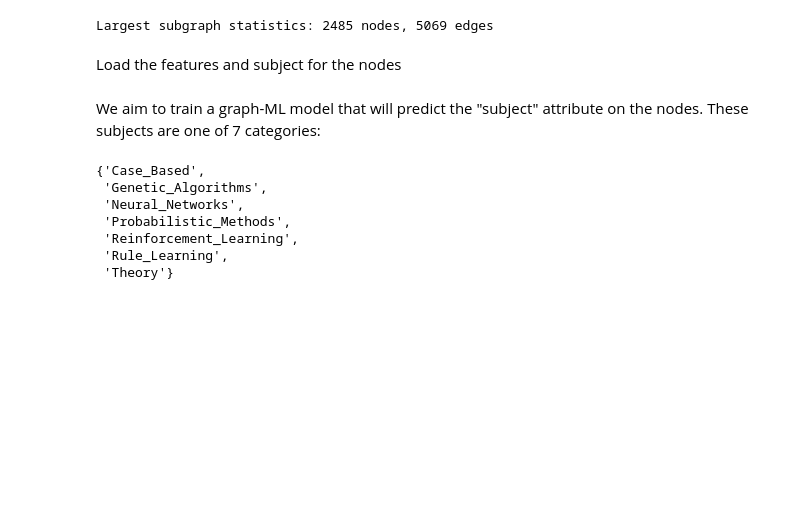
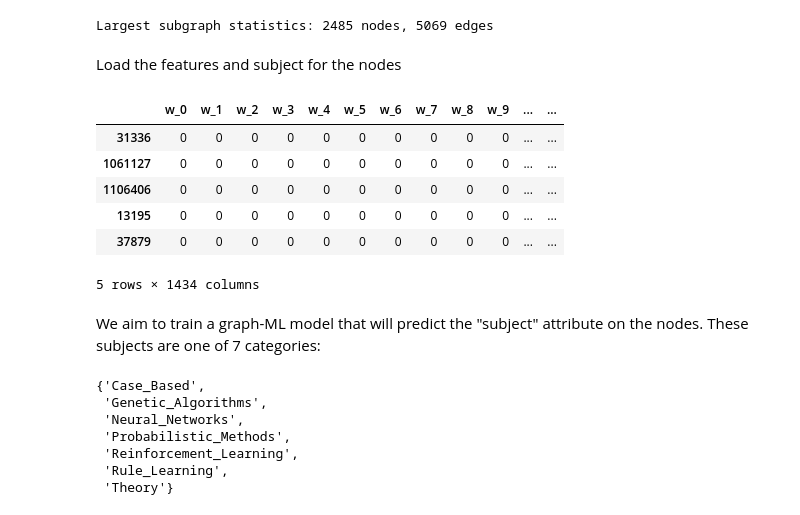
Before and after one commit to stellargraph/stellar-practical-ml-on-graphs, a Jupyter notebook: notebooks/gcn-node-classification.ipynb, the cells around one changed output. Cells and saved outputs as stored; diff of their text form; code cells hidden in the pictures; blank space fills up the shorter version.

```diff
--- a/notebooks/gcn-node-classification.ipynb
+++ b/notebooks/gcn-node-classification.ipynb
@@ -82,3 +86,13 @@ node_data = pd.read_table(os.path.join(data_dir, "cora.content"), header=None, n
+# %%
+node_data.head()
+# %% [output]
+|  | w_0 | w_1 | w_2 | w_3 | w_4 | w_5 | w_6 | w_7 | w_8 | w_9 | ... | ... |
+| 31336 | 0 | 0 | 0 | 0 | 0 | 0 | 0 | 0 | 0 | 0 | ... | ... |
+| 1061127 | 0 | 0 | 0 | 0 | 0 | 0 | 0 | 0 | 0 | 0 | ... | ... |
+| 1106406 | 0 | 0 | 0 | 0 | 0 | 0 | 0 | 0 | 0 | 0 | ... | ... |
+| 13195 | 0 | 0 | 0 | 0 | 0 | 0 | 0 | 0 | 0 | 0 | ... | ... |
+| 37879 | 0 | 0 | 0 | 0 | 0 | 0 | 0 | 0 | 0 | 0 | ... | ... |
+5 rows × 1434 columns
 # %%
 node_data.index = node_data.index.map(str)
 node_data = node_data[node_data.index.isin(list(g_nx.nodes()))]
```
Also changed, not shown: parts of 8 cells of this notebook, 6 other files.
